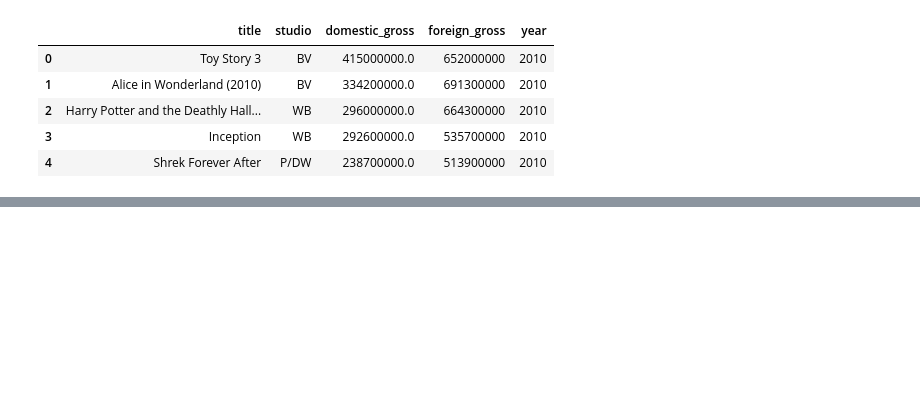
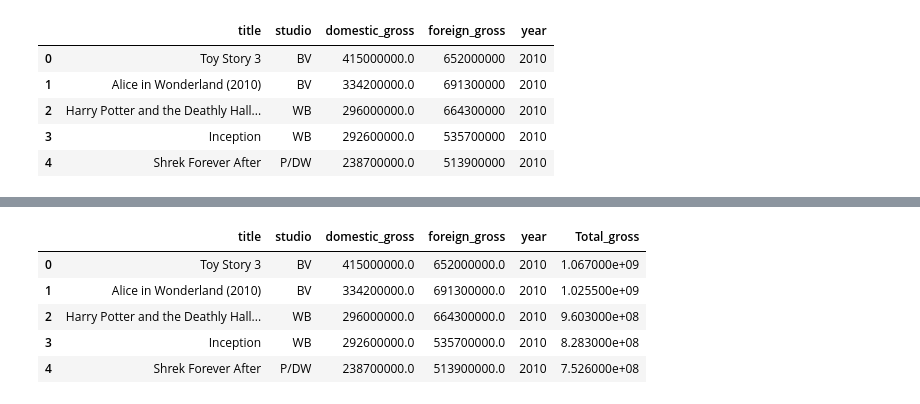
Before and after one commit to felix-musau/phase_2_project, a Jupyter notebook: index.ipynb, the cells around one changed output, grey strips where cells are left out. Drawn from its saved outputs; the diff is of its cells as text; code cells hidden in the pictures; blank space fills up the shorter version.

```diff
--- a/index.ipynb
+++ b/index.ipynb
@@ -6,6 +97,7 @@ import numpy as np
 # %%
-df= pd.read_csv("bom.movie_gross.csv")
-df.head()
+#Load the dataset and read the first 5 rows
+bom_df= pd.read_csv("bom.movie_gross.csv")
+bom_df.head()
 # %% [output]
 |  | title | studio | domestic_gross | foreign_gross | year |
 | 0 | Toy Story 3 | BV | 415000000.0 | 652000000 | 2010 |
@@ -19,0 +249,12 @@ We are analyzing movie...
+# %%
+bom_df['foreign_gross'] = pd.to_numeric(bom_df['foreign_gross'], errors='coerce')
+# %%
+bom_df['Total_gross'] = bom_df['domestic_gross'] + bom_df['foreign_gross']
+bom_df.head()
+# %% [output]
+|  | title | studio | domestic_gross | foreign_gross | year | Total_gross |
+| 0 | Toy Story 3 | BV | 415000000.0 | 652000000.0 | 2010 | 1.067000e+09 |
+| 1 | Alice in Wonderland (2010) | BV | 334200000.0 | 691300000.0 | 2010 | 1.025500e+09 |
+| 2 | Harry Potter and the Deathly Hall... | WB | 296000000.0 | 664300000.0 | 2010 | 9.603000e+08 |
+| 3 | Inception | WB | 292600000.0 | 535700000.0 | 2010 | 8.283000e+08 |
+| 4 | Shrek Forever After | P/DW | 238700000.0 | 513900000.0 | 2010 | 7.526000e+08 |
```
Also changed, not shown: parts of 54 cells of this notebook.
